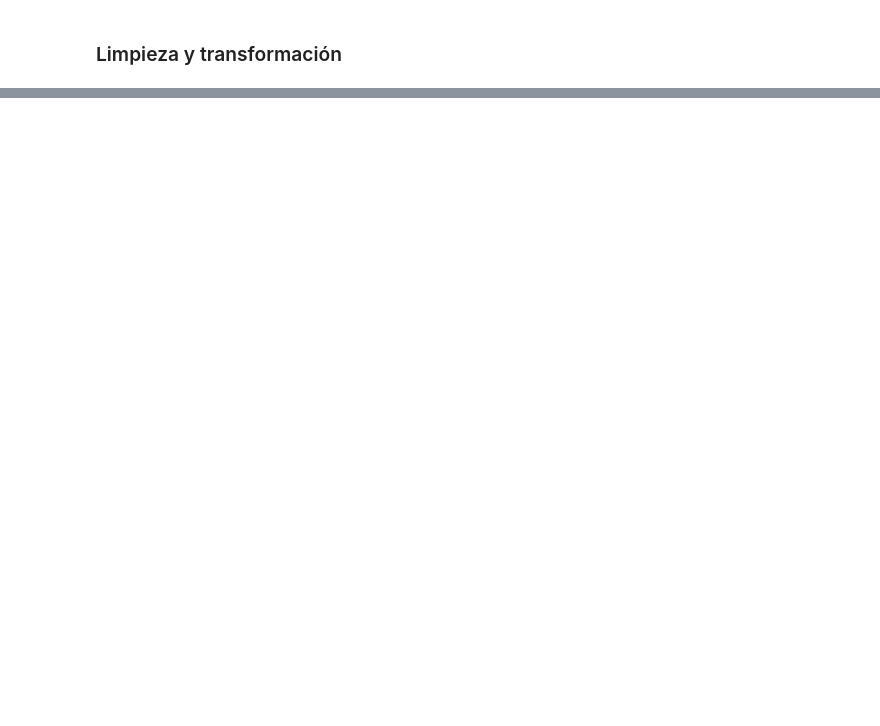
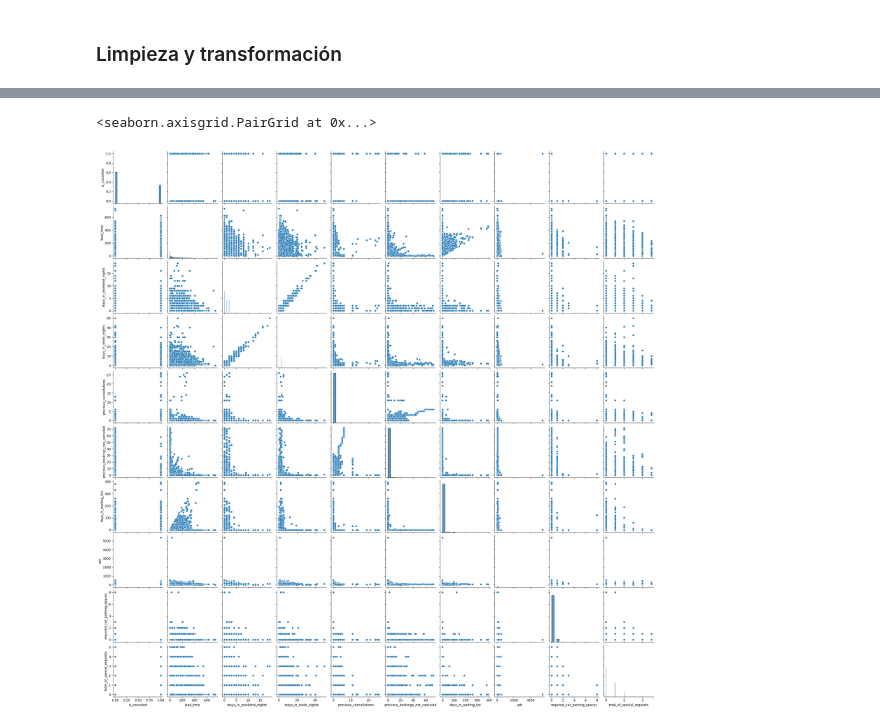
Before and after one commit to jaimeloci/pontia-ml-proyecto-final, a Jupyter notebook: notebooks/exploracion/eda_inicial_jaime.ipynb, the cells around one changed output, grey strips where cells are left out. Saved outputs shown, nothing was run; the diff lists cells and outputs as text; code cells hidden in the pictures; blank space fills up the shorter version.

```diff
--- a/notebooks/exploracion/eda_inicial_jaime.ipynb
+++ b/notebooks/exploracion/eda_inicial_jaime.ipynb
@@ -120,5 +219,5 @@ Las variables descartadas son:
 # %%
-discarded_columns = ['assigned_room_type', 'reservation_status', 'reservation_status_date']
+discarded_columns = ['assigned_room_type', 'booking_changes', 'reservation_status', 'reservation_status_date']
 df_preprocessed = df_preprocessed.drop(columns=discarded_columns)
 # %% [markdown]
 ### Limpieza y transformación
@@ -155,21 +290,17 @@ df_preprocessed.isna().sum()
 # %%
 pairplot_column_list = [
     'is_canceled',
     'lead_time',
     'stays_in_weekend_nights',
     'stays_in_week_nights',
-    'adults',
-    'children',
-    'babies',
-    'is_repeated_guest',
     'previous_cancellations',
     'previous_bookings_not_canceled',
-    'booking_changes',
-    'agent',
-    'company',
     'days_in_waiting_list',
     'adr',
     'required_car_parking_spaces',
     'total_of_special_requests'
 ]
-sns.pairplot(df_preprocessed[pairplot_column_list].sample(n=1000, random_state=42), hue='is_canceled', palette='Set1')
+sns.pairplot(df_preprocessed[pairplot_column_list])
+# %% [output]
+<seaborn.axisgrid.PairGrid at 0x...>
+[figure, added]
```
Also changed, not shown: parts of 18 cells of this notebook, 2 other files.
